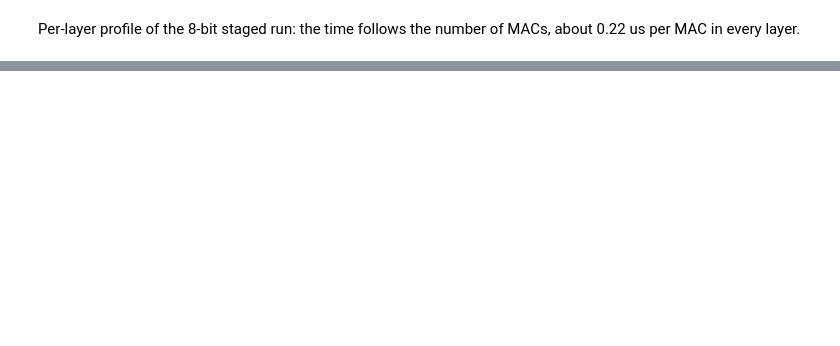
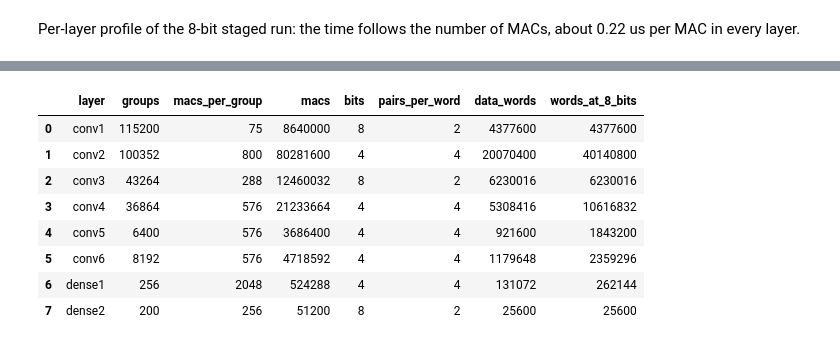
Before and after one commit to devjwk/cpre487lab5, a Jupyter notebook: util/lab5_06.ipynb, the cells around one changed output, grey strips where cells are left out. Saved outputs shown, nothing was run; the diff lists cells and outputs as text; code cells hidden in the pictures; blank space fills up the shorter version.

Commit message:
Add variable MAC comparison and Lab 5 report analysis

```diff
--- a/util/lab5_06.ipynb
+++ b/util/lab5_06.ipynb
@@ -158,0 +244,22 @@ p[["layer", "type", "macs", "software_ms", "mac_unit_ms", "us_per_MAC", "share_%
+# %%
+qvar = Path("../sw/framework/data/model/qvar/quant_params.txt") if Path("../sw").exists() else Path("sw/framework/data/model/qvar/quant_params.txt")
+selected_bits = [int(line.split()[-1]) for line in qvar.read_text().splitlines() if line.strip()]
+assert len(selected_bits) == len(layers)
+variable_layers = layers[["layer", "groups", "macs_per_group", "macs"]].copy()
+variable_layers["bits"] = selected_bits
+variable_layers["pairs_per_word"] = 16 // variable_layers.bits
+variable_layers["data_words"] = variable_layers.groups * ((variable_layers.macs_per_group + variable_layers.pairs_per_word - 1) // variable_layers.pairs_per_word)
+variable_layers["words_at_8_bits"] = variable_layers.groups * ((variable_layers.macs_per_group + 1) // 2)
+assert variable_layers.macs.sum() == OPS
+assert variable_layers.groups.sum() == GROUPS
+variable_layers
+# %% [output]
+|  | layer | groups | macs_per_group | macs | bits | pairs_per_word | data_words | words_at_8_bits |
+| 0 | conv1 | 115200 | 75 | 8640000 | 8 | 2 | 4377600 | 4377600 |
+| 1 | conv2 | 100352 | 800 | 80281600 | 4 | 4 | 20070400 | 40140800 |
+| 2 | conv3 | 43264 | 288 | 12460032 | 8 | 2 | 6230016 | 6230016 |
+| 3 | conv4 | 36864 | 576 | 21233664 | 4 | 4 | 5308416 | 10616832 |
+| 4 | conv5 | 6400 | 576 | 3686400 | 4 | 4 | 921600 | 1843200 |
+| 5 | conv6 | 8192 | 576 | 4718592 | 4 | 4 | 1179648 | 2359296 |
+| 6 | dense1 | 256 | 2048 | 524288 | 4 | 4 | 131072 | 262144 |
+| 7 | dense2 | 200 | 256 | 51200 | 8 | 2 | 25600 | 25600 |
```
Also changed, not shown: parts of 21 cells of this notebook, 4 other files.
